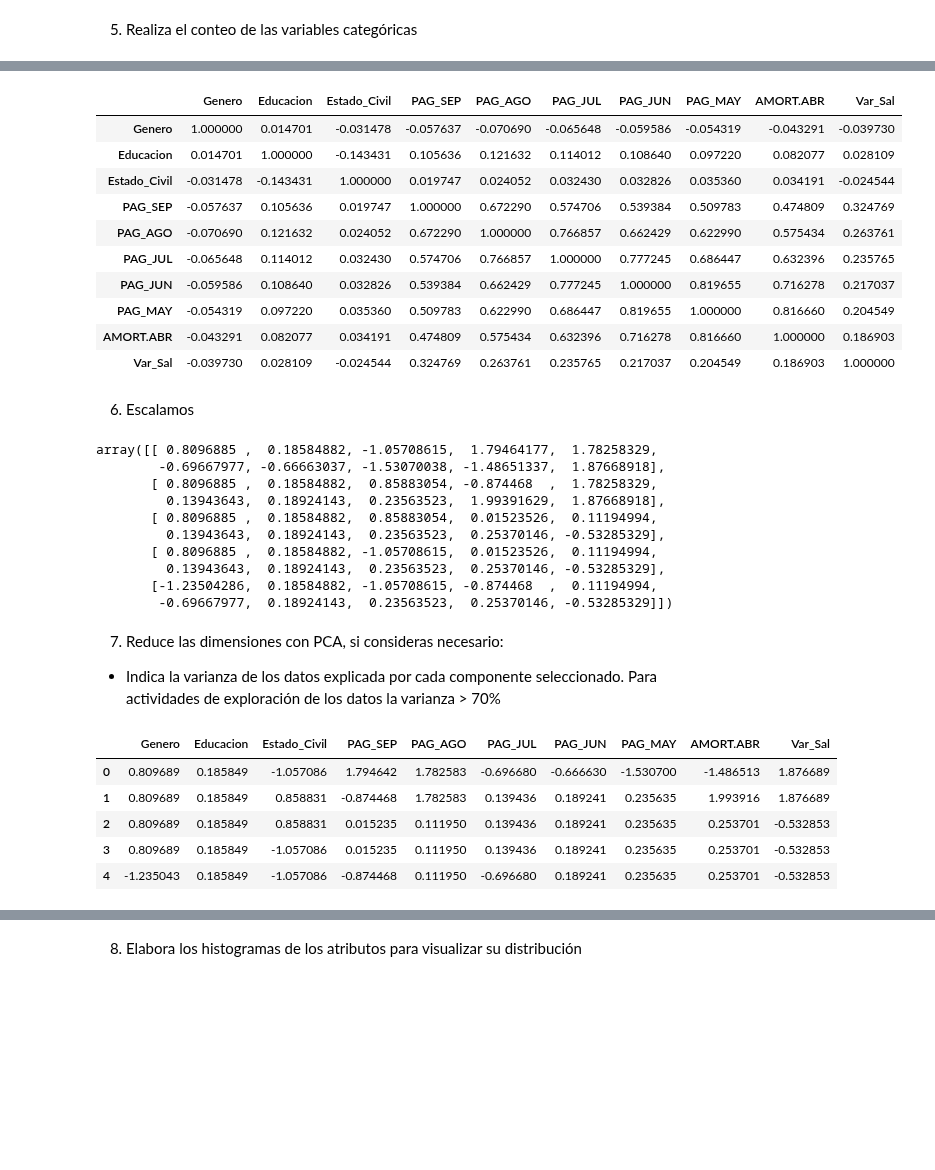
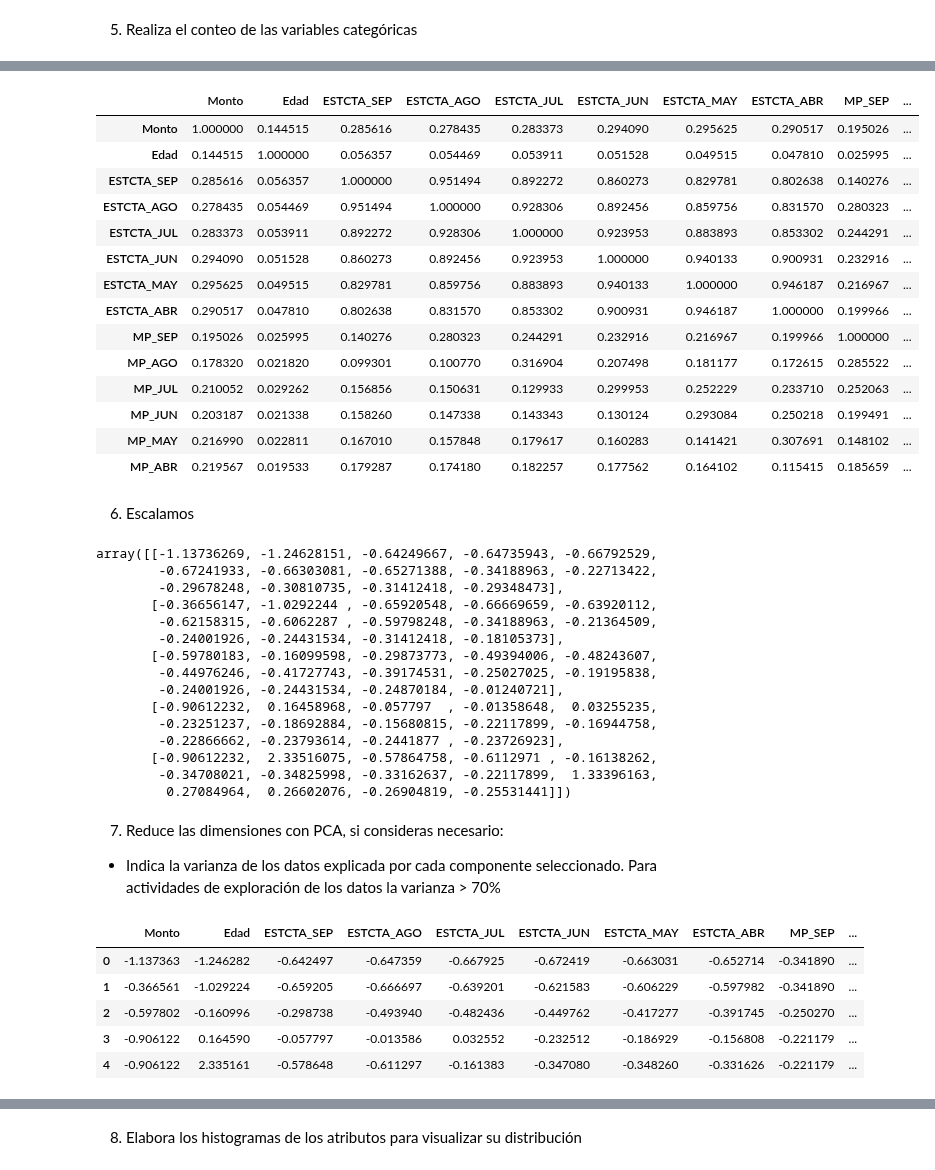
Before and after one commit to PosgradoMNA/actividades-de-aprendizaje-A01793918_HelmyMoreno, a Jupyter notebook: Actividad_6_Visualización.ipynb, the cells around one changed output, grey strips where cells are left out. Cells and saved outputs as stored; diff of their text form; code cells hidden in the pictures; blank space fills up the shorter version.

```diff
--- a/Actividad_6_Visualización.ipynb
+++ b/Actividad_6_Visualización.ipynb
@@ -53,6 +53,7 @@ Esta investigación empleó una variable binaria, pago por defecto **(Sí = 1, N
 # %% [markdown]
 Base de datos (DataFrame):
 # %%
-df_pca = pd.read_csv(input)
+df_pca = pd.read_csv(input, index_col=0)
+df_pca.index.name = None
 df_pca
 # %% [output]
@@ -195,4 +292,7 @@ df_pca.describe().transpose()
 | Var_Sal | 29958.0 | 0.221143 | 0.415023 | 0.0 | 0.00 | 0.0 | 0.00 | 1.0 |
 # %% [markdown]
 5. Realiza el conteo de las variables categóricas
+# %%
+#Realizamos copia del DataFrame
+df_pca_change = df_pca.copy()
 # %%
@@ -214,0 +315,4 @@ df_cat
+# %%
+Conteo_num = df_pca_change.drop(["Genero", "Educacion", "Estado_Civil", "PAG_SEP", "PAG_AGO", "PAG_JUL", "PAG_JUN", "PAG_MAY", "AMORT.ABR", "Var_Sal"], axis = 1)
+Conteo_num
+Conteo_num.head()
@@ -215,46 +326,55 @@ df_cat
 # %%
-df_cat.corr()
+Conteo_num.corr()
 # %% [output]
-|  | Genero | Educacion | Estado_Civil | PAG_SEP | PAG_AGO | PAG_JUL | PAG_JUN | PAG_MAY | AMORT.ABR | Var_Sal |
-| Genero | 1.000000 | 0.014701 | -0.031478 | -0.057637 | -0.070690 | -0.065648 | -0.059586 | -0.054319 | -0.043291 | -0.039730 |
-| Educacion | 0.014701 | 1.000000 | -0.143431 | 0.105636 | 0.121632 | 0.114012 | 0.108640 | 0.097220 | 0.082077 | 0.028109 |
-| Estado_Civil | -0.031478 | -0.143431 | 1.000000 | 0.019747 | 0.024052 | 0.032430 | 0.032826 | 0.035360 | 0.034191 | -0.024544 |
-| PAG_SEP | -0.057637 | 0.105636 | 0.019747 | 1.000000 | 0.672290 | 0.574706 | 0.539384 | 0.509783 | 0.474809 | 0.324769 |
-| PAG_AGO | -0.070690 | 0.121632 | 0.024052 | 0.672290 | 1.000000 | 0.766857 | 0.662429 | 0.622990 | 0.575434 | 0.263761 |
-| PAG_JUL | -0.065648 | 0.114012 | 0.032430 | 0.574706 | 0.766857 | 1.000000 | 0.777245 | 0.686447 | 0.632396 | 0.235765 |
-| PAG_JUN | -0.059586 | 0.108640 | 0.032826 | 0.539384 | 0.662429 | 0.777245 | 1.000000 | 0.819655 | 0.716278 | 0.217037 |
-| PAG_MAY | -0.054319 | 0.097220 | 0.035360 | 0.509783 | 0.622990 | 0.686447 | 0.819655 | 1.000000 | 0.816660 | 0.204549 |
-| AMORT.ABR | -0.043291 | 0.082077 | 0.034191 | 0.474809 | 0.575434 | 0.632396 | 0.716278 | 0.816660 | 1.000000 | 0.186903 |
-| Var_Sal | -0.039730 | 0.028109 | -0.024544 | 0.324769 | 0.263761 | 0.235765 | 0.217037 | 0.204549 | 0.186903 | 1.000000 |
+|  | Monto | Edad | ESTCTA_SEP | ESTCTA_AGO | ESTCTA_JUL | ESTCTA_JUN | ESTCTA_MAY | ESTCTA_ABR | MP_SEP | ... |
+| Monto | 1.000000 | 0.144515 | 0.285616 | 0.278435 | 0.283373 | 0.294090 | 0.295625 | 0.290517 | 0.195026 | ... |
+| Edad | 0.144515 | 1.000000 | 0.056357 | 0.054469 | 0.053911 | 0.051528 | 0.049515 | 0.047810 | 0.025995 | ... |
+| ESTCTA_SEP | 0.285616 | 0.056357 | 1.000000 | 0.951494 | 0.892272 | 0.860273 | 0.829781 | 0.802638 | 0.140276 | ... |
+| ESTCTA_AGO | 0.278435 | 0.054469 | 0.951494 | 1.000000 | 0.928306 | 0.892456 | 0.859756 | 0.831570 | 0.280323 | ... |
+| ESTCTA_JUL | 0.283373 | 0.053911 | 0.892272 | 0.928306 | 1.000000 | 0.923953 | 0.883893 | 0.853302 | 0.244291 | ... |
+| ESTCTA_JUN | 0.294090 | 0.051528 | 0.860273 | 0.892456 | 0.923953 | 1.000000 | 0.940133 | 0.900931 | 0.232916 | ... |
+| ESTCTA_MAY | 0.295625 | 0.049515 | 0.829781 | 0.859756 | 0.883893 | 0.940133 | 1.000000 | 0.946187 | 0.216967 | ... |
+| ESTCTA_ABR | 0.290517 | 0.047810 | 0.802638 | 0.831570 | 0.853302 | 0.900931 | 0.946187 | 1.000000 | 0.199966 | ... |
+| MP_SEP | 0.195026 | 0.025995 | 0.140276 | 0.280323 | 0.244291 | 0.232916 | 0.216967 | 0.199966 | 1.000000 | ... |
+| MP_AGO | 0.178320 | 0.021820 | 0.099301 | 0.100770 | 0.316904 | 0.207498 | 0.181177 | 0.172615 | 0.285522 | ... |
+| MP_JUL | 0.210052 | 0.029262 | 0.156856 | 0.150631 | 0.129933 | 0.299953 | 0.252229 | 0.233710 | 0.252063 | ... |
+| MP_JUN | 0.203187 | 0.021338 | 0.158260 | 0.147338 | 0.143343 | 0.130124 | 0.293084 | 0.250218 | 0.199491 | ... |
+| MP_MAY | 0.216990 | 0.022811 | 0.167010 | 0.157848 | 0.179617 | 0.160283 | 0.141421 | 0.307691 | 0.148102 | ... |
+| MP_ABR | 0.219567 | 0.019533 | 0.179287 | 0.174180 | 0.182257 | 0.177562 | 0.164102 | 0.115415 | 0.185659 | ... |
 # %% [markdown]
 6. Escalamos
 # %%
 scaler = StandardScaler()
-scaled = scaler.fit_transform(df_cat)
+scaled = scaler.fit_transform(Conteo_num)
 
 scaled[:5]
 # %% [output]
-array([[ 0.8096885 ,  0.18584882, -1.05708615,  1.79464177,  1.78258329,
-        -0.69667977, -0.66663037, -1.53070038, -1.48651337,  1.87668918],
-       [ 0.8096885 ,  0.18584882,  0.85883054, -0.874468  ,  1.78258329,
-         0.13943643,  0.18924143,  0.23563523,  1.99391629,  1.87668918],
-       [ 0.8096885 ,  0.18584882,  0.85883054,  0.01523526,  0.11194994,
-         0.13943643,  0.18924143,  0.23563523,  0.25370146, -0.53285329],
-       [ 0.8096885 ,  0.18584882, -1.05708615,  0.01523526,  0.11194994,
-         0.13943643,  0.18924143,  0.23563523,  0.25370146, -0.53285329],
-       [-1.23504286,  0.18584882, -1.05708615, -0.874468  ,  0.11194994,
-        -0.69667977,  0.18924143,  0.23563523,  0.25370146, -0.53285329]])
+array([[-1.13736269, -1.24628151, -0.64249667, -0.64735943, -0.66792529,
+        -0.67241933, -0.66303081, -0.65271388, -0.34188963, -0.22713422,
+        -0.29678248, -0.30810735, -0.31412418, -0.29348473],
+       [-0.36656147, -1.0292244 , -0.65920548, -0.66669659, -0.63920112,
+        -0.62158315, -0.6062287 , -0.59798248, -0.34188963, -0.21364509,
+        -0.24001926, -0.24431534, -0.31412418, -0.18105373],
+       [-0.59780183, -0.16099598, -0.29873773, -0.49394006, -0.48243607,
+        -0.44976246, -0.41727743, -0.39174531, -0.25027025, -0.19195838,
+        -0.24001926, -0.24431534, -0.24870184, -0.01240721],
+       [-0.90612232,  0.16458968, -0.057797  , -0.01358648,  0.03255235,
+        -0.23251237, -0.18692884, -0.15680815, -0.22117899, -0.16944758,
+        -0.22866662, -0.23793614, -0.2441877 , -0.23726923],
+       [-0.90612232,  2.33516075, -0.57864758, -0.6112971 , -0.16138262,
+        -0.34708021, -0.34825998, -0.33162637, -0.22117899,  1.33396163,
+         0.27084964,  0.26602076, -0.26904819, -0.25531441]])
 # %% [markdown]
 7. Reduce las dimensiones con PCA, si consideras necesario:
   - Indica la varianza de los datos explicada por cada componente seleccionado. Para actividades de exploración de los datos la varianza > 70%
 # %%
-scaled_df = pd.DataFrame(scaled, columns=df_cat.columns)
+scaled_df = pd.DataFrame(scaled, columns=Conteo_num.columns)
 scaled_df.head()
 # %% [output]
-|  | Genero | Educacion | Estado_Civil | PAG_SEP | PAG_AGO | PAG_JUL | PAG_JUN | PAG_MAY | AMORT.ABR | Var_Sal |
-| 0 | 0.809689 | 0.185849 | -1.057086 | 1.794642 | 1.782583 | -0.696680 | -0.666630 | -1.530700 | -1.486513 | 1.876689 |
-| 1 | 0.809689 | 0.185849 | 0.858831 | -0.874468 | 1.782583 | 0.139436 | 0.189241 | 0.235635 | 1.993916 | 1.876689 |
-| 2 | 0.809689 | 0.185849 | 0.858831 | 0.015235 | 0.111950 | 0.139436 | 0.189241 | 0.235635 | 0.253701 | -0.532853 |
-| 3 | 0.809689 | 0.185849 | -1.057086 | 0.015235 | 0.111950 | 0.139436 | 0.189241 | 0.235635 | 0.253701 | -0.532853 |
-| 4 | -1.235043 | 0.185849 | -1.057086 | -0.874468 | 0.111950 | -0.696680 | 0.189241 | 0.235635 | 0.253701 | -0.532853 |
+|  | Monto | Edad | ESTCTA_SEP | ESTCTA_AGO | ESTCTA_JUL | ESTCTA_JUN | ESTCTA_MAY | ESTCTA_ABR | MP_SEP | ... |
+| 0 | -1.137363 | -1.246282 | -0.642497 | -0.647359 | -0.667925 | -0.672419 | -0.663031 | -0.652714 | -0.341890 | ... |
+| 1 | -0.366561 | -1.029224 | -0.659205 | -0.666697 | -0.639201 | -0.621583 | -0.606229 | -0.597982 | -0.341890 | ... |
+| 2 | -0.597802 | -0.160996 | -0.298738 | -0.493940 | -0.482436 | -0.449762 | -0.417277 | -0.391745 | -0.250270 | ... |
+| 3 | -0.906122 | 0.164590 | -0.057797 | -0.013586 | 0.032552 | -0.232512 | -0.186929 | -0.156808 | -0.221179 | ... |
+| 4 | -0.906122 | 2.335161 | -0.578648 | -0.611297 | -0.161383 | -0.347080 | -0.348260 | -0.331626 | -0.221179 | ... |
 # %%
```
Also changed, not shown: parts of 54 cells of this notebook.
